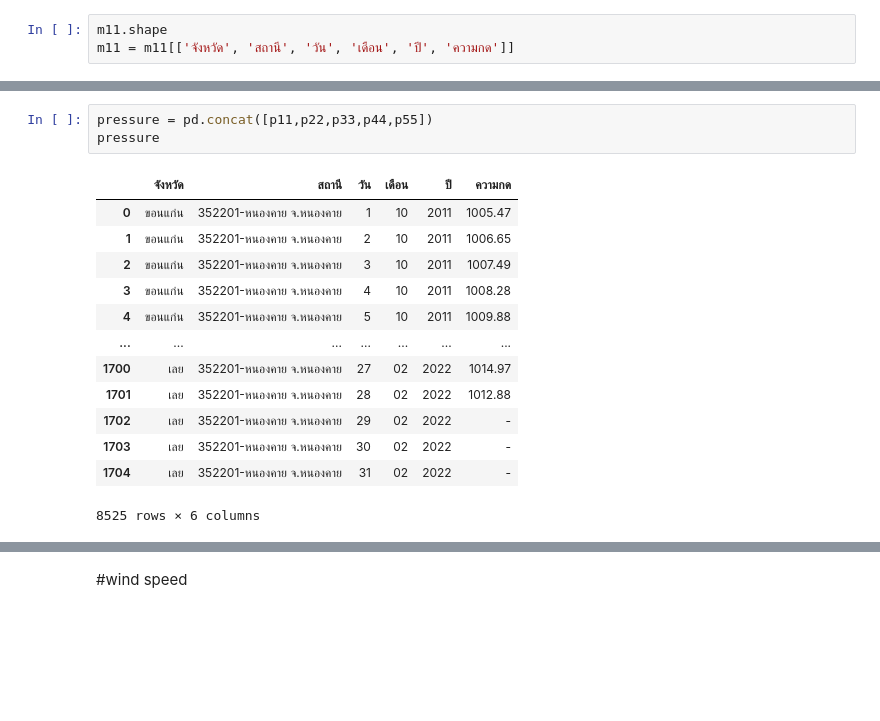
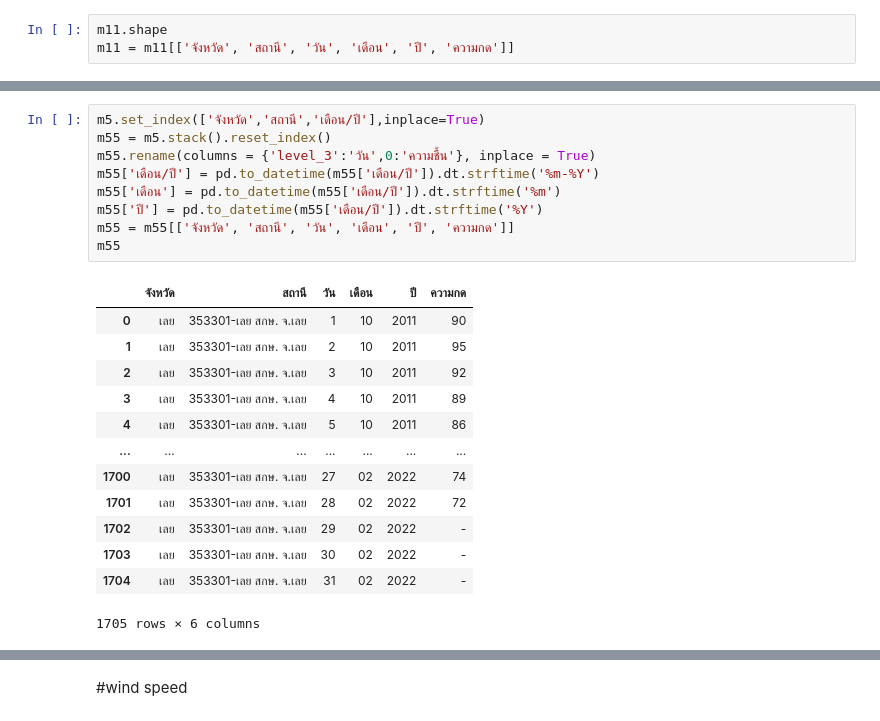
Before and after one commit to nxxk23/bsc_dpdm22, a Jupyter notebook: Quiz_Group_5_20_of_Midterm.ipynb, the cells around one changed output, grey strips where cells are left out. Saved outputs shown, nothing was run; the diff lists cells and outputs as text; blank space fills up the shorter version.

```diff
--- a/Quiz_Group_5_20_of_Midterm.ipynb
+++ b/Quiz_Group_5_20_of_Midterm.ipynb
@@ -389,18 +402,24 @@ p55
 1705 rows × 6 columns
-# %%
-pressure = pd.concat([p11,p22,p33,p44,p55])
-pressure
-# %% [output]
-|  | จังหวัด | สถานี | วัน | เดือน | ปี | ความกด |
-| 0 | ขอนแก่น | 352201-หนองคาย จ.หนองคาย | 1 | 10 | 2011 | 1005.47 |
-| 1 | ขอนแก่น | 352201-หนองคาย จ.หนองคาย | 2 | 10 | 2011 | 1006.65 |
-| 2 | ขอนแก่น | 352201-หนองคาย จ.หนองคาย | 3 | 10 | 2011 | 1007.49 |
-| 3 | ขอนแก่น | 352201-หนองคาย จ.หนองคาย | 4 | 10 | 2011 | 1008.28 |
-| 4 | ขอนแก่น | 352201-หนองคาย จ.หนองคาย | 5 | 10 | 2011 | 1009.88 |
-| ... | ... | ... | ... | ... | ... | ... |
-| 1700 | เลย | 352201-หนองคาย จ.หนองคาย | 27 | 02 | 2022 | 1014.97 |
-| 1701 | เลย | 352201-หนองคาย จ.หนองคาย | 28 | 02 | 2022 | 1012.88 |
-| 1702 | เลย | 352201-หนองคาย จ.หนองคาย | 29 | 02 | 2022 | - |
-| 1703 | เลย | 352201-หนองคาย จ.หนองคาย | 30 | 02 | 2022 | - |
-| 1704 | เลย | 352201-หนองคาย จ.หนองคาย | 31 | 02 | 2022 | - |
-8525 rows × 6 columns
+# %%
+m5.set_index(['จังหวัด','สถานี','เดือน/ปี'],inplace=True)
+m55 = m5.stack().reset_index()
+m55.rename(columns = {'level_3':'วัน',0:'ความชื้น'}, inplace = True)
+m55['เดือน/ปี'] = pd.to_datetime(m55['เดือน/ปี']).dt.strftime('%m-%Y')
+m55['เดือน'] = pd.to_datetime(m55['เดือน/ปี']).dt.strftime('%m')
+m55['ปี'] = pd.to_datetime(m55['เดือน/ปี']).dt.strftime('%Y')
+m55 = m55[['จังหวัด', 'สถานี', 'วัน', 'เดือน', 'ปี', 'ความกด']]
+m55
+# %% [output]
+|  | จังหวัด | สถานี | วัน | เดือน | ปี | ความกด |
+| 0 | เลย | 353301-เลย สกษ. จ.เลย | 1 | 10 | 2011 | 90 |
+| 1 | เลย | 353301-เลย สกษ. จ.เลย | 2 | 10 | 2011 | 95 |
+| 2 | เลย | 353301-เลย สกษ. จ.เลย | 3 | 10 | 2011 | 92 |
+| 3 | เลย | 353301-เลย สกษ. จ.เลย | 4 | 10 | 2011 | 89 |
+| 4 | เลย | 353301-เลย สกษ. จ.เลย | 5 | 10 | 2011 | 86 |
+| ... | ... | ... | ... | ... | ... | ... |
+| 1700 | เลย | 353301-เลย สกษ. จ.เลย | 27 | 02 | 2022 | 74 |
+| 1701 | เลย | 353301-เลย สกษ. จ.เลย | 28 | 02 | 2022 | 72 |
+| 1702 | เลย | 353301-เลย สกษ. จ.เลย | 29 | 02 | 2022 | - |
+| 1703 | เลย | 353301-เลย สกษ. จ.เลย | 30 | 02 | 2022 | - |
+| 1704 | เลย | 353301-เลย สกษ. จ.เลย | 31 | 02 | 2022 | - |
+1705 rows × 6 columns
```
Also changed, not shown: parts of 15 cells of this notebook.
